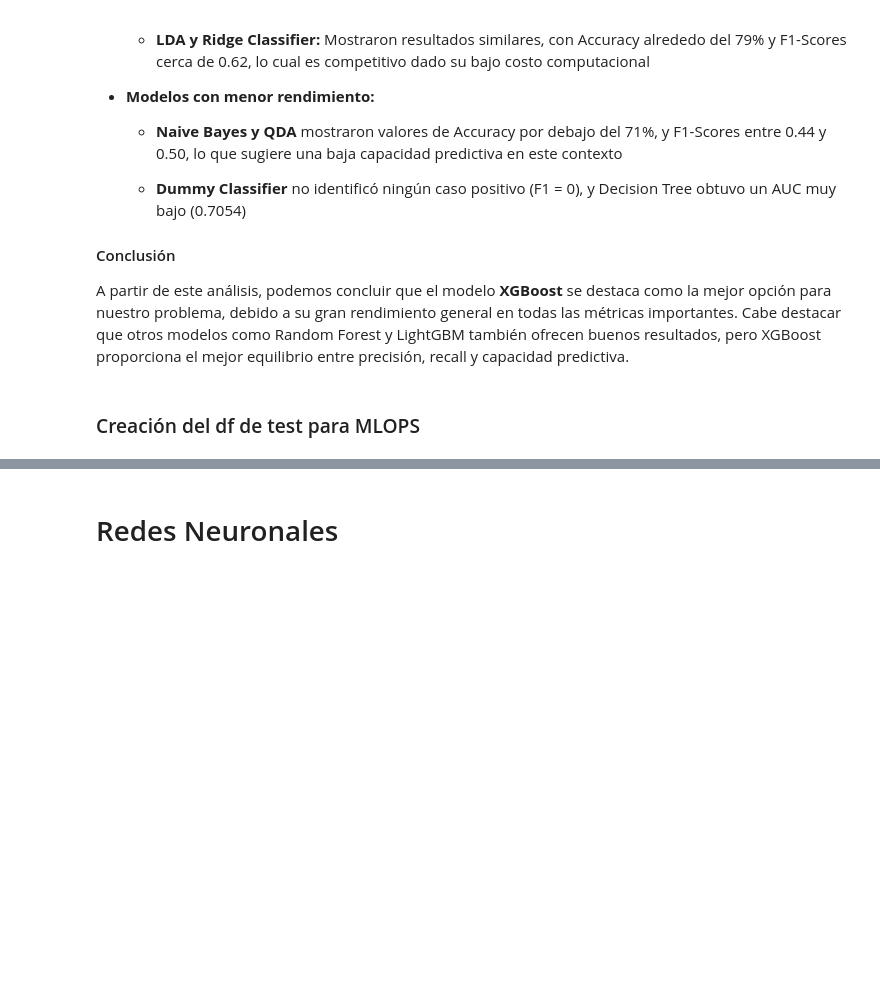
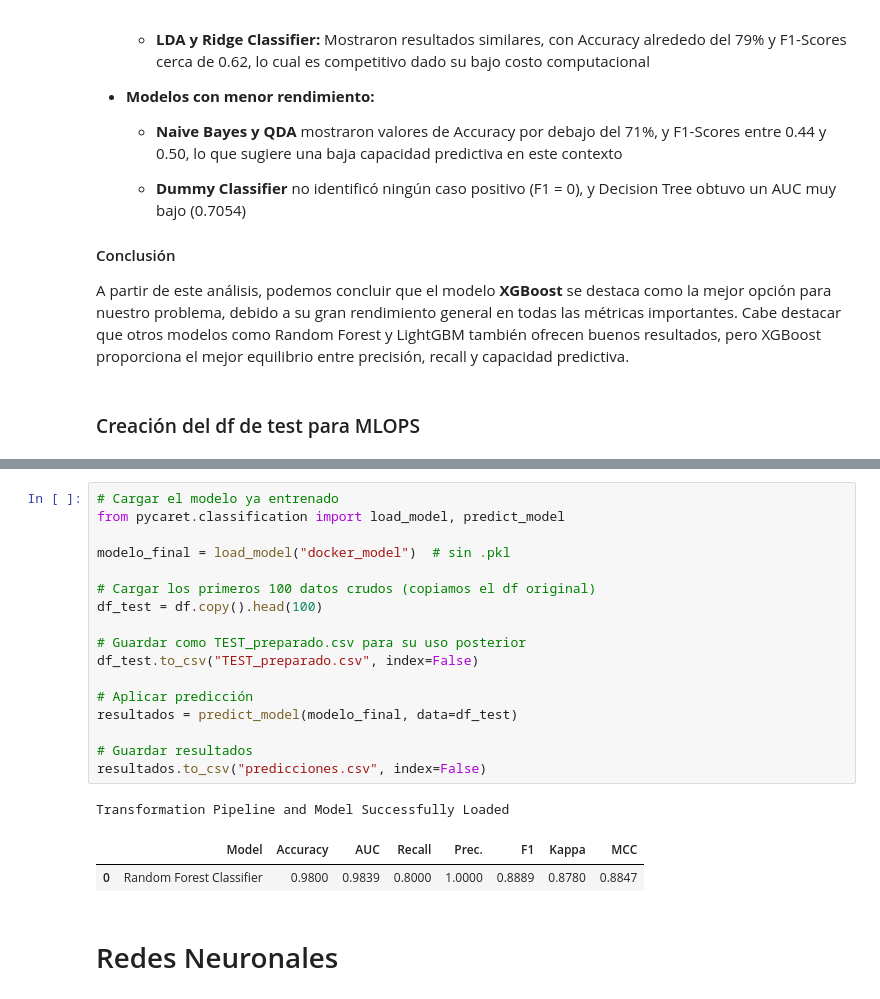
Before and after one commit to brimoresco/AA1-TP2025-MORESCO_BRIZUELA, a Jupyter notebook: TP-clasificacion-AA1.ipynb, the cells around one changed output, grey strips where cells are left out. Cells and saved outputs as stored; diff of their text form; blank space fills up the shorter version.

Commit message:
correcciones finales

```diff
--- a/TP-clasificacion-AA1.ipynb
+++ b/TP-clasificacion-AA1.ipynb
@@ -1771,3 +1719,24 @@ Archivo TEST_preparado.csv listo para la inferencia.
+# %%
+# Cargar el modelo ya entrenado
+from pycaret.classification import load_model, predict_model
+
+modelo_final = load_model("docker_model")  # sin .pkl
+
+# Cargar los primeros 100 datos crudos (copiamos el df original)
+df_test = df.copy().head(100)
+
+# Guardar como TEST_preparado.csv para su uso posterior
+df_test.to_csv("TEST_preparado.csv", index=False)
+
+# Aplicar predicción
+resultados = predict_model(modelo_final, data=df_test)
+
+# Guardar resultados
+resultados.to_csv("predicciones.csv", index=False)
+# %% [output]
+Transformation Pipeline and Model Successfully Loaded
+|  | Model | Accuracy | AUC | Recall | Prec. | F1 | Kappa | MCC |
+| 0 | Random Forest Classifier | 0.9800 | 0.9839 | 0.8000 | 1.0000 | 0.8889 | 0.8780 | 0.8847 |
 # %% [markdown]
 # Redes Neuronales
 # %%
```
Also changed, not shown: parts of 1 cell of this notebook.
